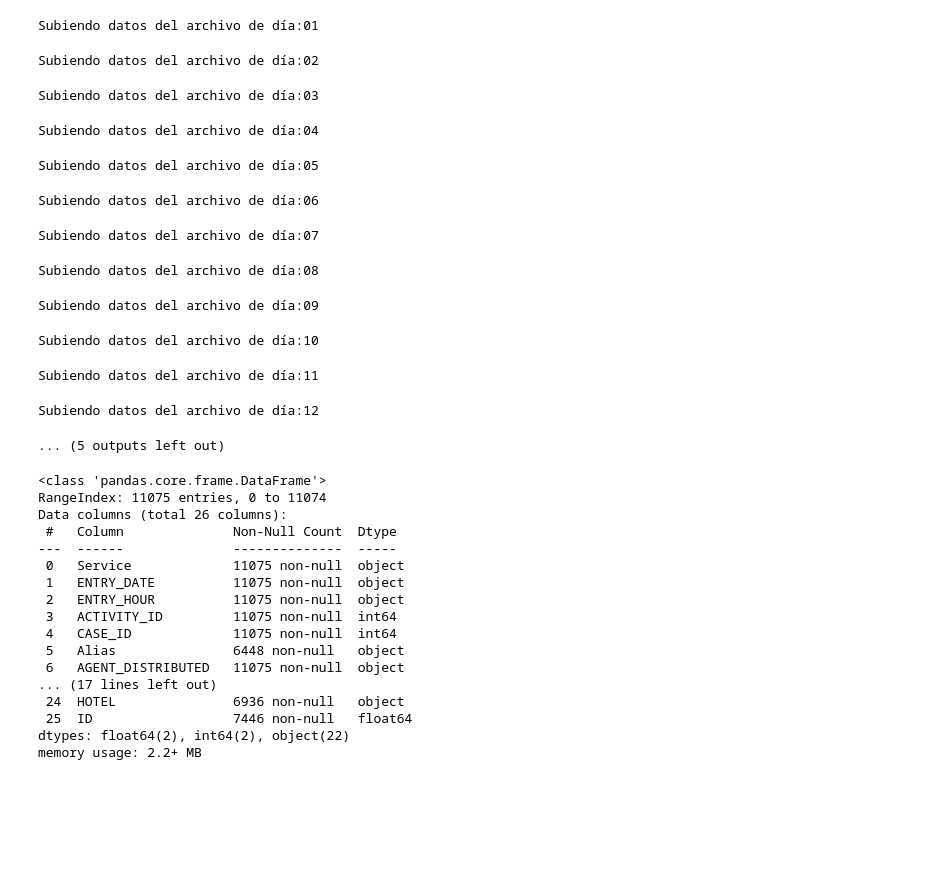
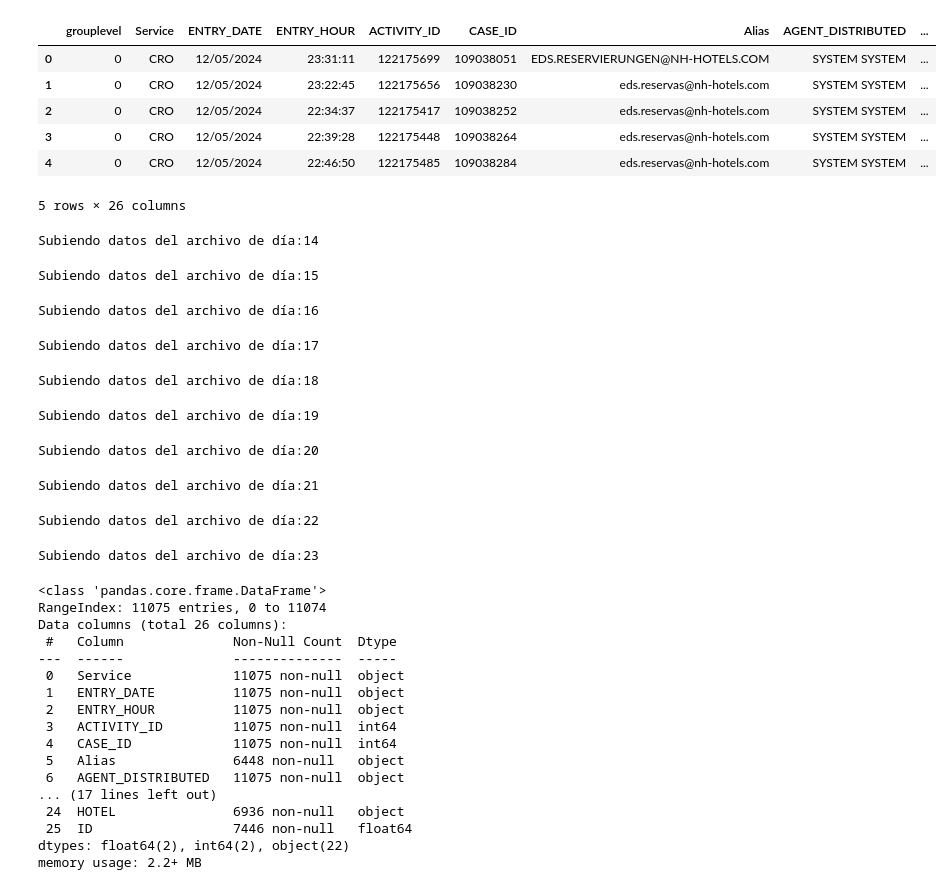
Before and after one commit to ejgarciaminor/Useful_Scripts, a Jupyter notebook: CRO Scripts/Bucle_upload_TrueIt_Data.ipynb, the cells around one changed output. Cells and saved outputs as stored; diff of their text form; code cells hidden in the pictures; blank space fills up the shorter version.

```diff
--- a/CRO Scripts/Bucle_upload_TrueIt_Data.ipynb
+++ b/CRO Scripts/Bucle_upload_TrueIt_Data.ipynb
@@ -54,3 +3071,13 @@ doc.head()
+# %%
+doc.head()
+# %% [output]
+|  | grouplevel | Service | ENTRY_DATE | ENTRY_HOUR | ACTIVITY_ID | CASE_ID | Alias | AGENT_DISTRIBUTED | ... |
+| 0 | 0 | CRO | 12/05/2024 | 23:31:11 | 122175699 | 109038051 | EDS.RESERVIERUNGEN@NH-HOTELS.COM | SYSTEM SYSTEM | ... |
+| 1 | 0 | CRO | 12/05/2024 | 23:22:45 | 122175656 | 109038230 | eds.reservas@nh-hotels.com | SYSTEM SYSTEM | ... |
+| 2 | 0 | CRO | 12/05/2024 | 22:34:37 | 122175417 | 109038252 | eds.reservas@nh-hotels.com | SYSTEM SYSTEM | ... |
+| 3 | 0 | CRO | 12/05/2024 | 22:39:28 | 122175448 | 109038264 | eds.reservas@nh-hotels.com | SYSTEM SYSTEM | ... |
+| 4 | 0 | CRO | 12/05/2024 | 22:46:50 | 122175485 | 109038284 | eds.reservas@nh-hotels.com | SYSTEM SYSTEM | ... |
+5 rows × 26 columns
 # %%
 for i in range(int(inicio_dia),int(fin_dia)+1):
     if i <10:
@@ -81,13 +3108,13 @@ for i in range(int(inicio_dia),int(fin_dia)+1):
                     'Total_time',
                     'Match',
                     'Match_level',
-                    'Hotel',
                     'Country',
                     'City',
-                    'Hotel_Id'
+                    'Hotel'
+                    # 'Hotel_Id'
                     ]
         # doc.insert(20,'Match','KKKKK')
-        # doc.insert(25,'Hotel_ID','')
+        doc.insert(25,'Hotel_Id','')
         raw = doc.astype(str)
         raw = raw.loc[:,['Service',
                 'Entry_date',
@@ -114,7 +3141,8 @@ for i in range(int(inicio_dia),int(fin_dia)+1):
                 'Country',
                 'City',
                 'Hotel',
-                'Hotel_Id']]
+                'Hotel_Id'
+                ]]
         raw.replace(['NaN','None','NaT',' ','nan'],[None,None,None,None,None],inplace=True)
         raw["Entry_date"] = pd.to_datetime(raw["Entry_date"], format = '%d/%m/%Y').dt.strftime('%Y-%m-%d')
         raw["Completed_date"] = pd.to_datetime(raw["Completed_date"], format = '%d/%m/%Y').dt.strftime('%Y-%m-%d')
@@ -150,13 +3178,13 @@ for i in range(int(inicio_dia),int(fin_dia)+1):
                     'Total_time',
                     'Match',
                     'Match_level',
-                    'Hotel',
                     'Country',
                     'City',
-                    'Hotel_Id'
+                    'Hotel'
+                    # 'Hotel_Id'
                     ]
-        # doc.insert(20,'Match','')
-        # doc.insert(25,'Hotel_ID','')
+        # doc.insert(20,'Match','KKKKK')
+        doc.insert(25,'Hotel_Id','')
         raw = doc.astype(str)
         raw = raw.loc[:,['Service',
                 'Entry_date',
@@ -183,8 +3211,8 @@ for i in range(int(inicio_dia),int(fin_dia)+1):
                 'Country',
                 'City',
                 'Hotel',
-                'Hotel_Id']]
-        raw = doc.astype(str)
+                'Hotel_Id'
+                ]]
         raw.replace(['NaN','None','NaT',' ','nan'],[None,None,None,None,None],inplace=True)
         raw["Entry_date"] = pd.to_datetime(raw["Entry_date"], format = '%d/%m/%Y').dt.strftime('%Y-%m-%d')
         raw["Completed_date"] = pd.to_datetime(raw["Completed_date"], format = '%d/%m/%Y').dt.strftime('%Y-%m-%d')
@@ -192,19 +3220,16 @@ for i in range(int(inicio_dia),int(fin_dia)+1):
         raw.to_gbq(destination_table='Evolution.SLA_completed_Hotel_pdf',project_id='nh-cro-forecast', if_exists='append')
         time.sleep(0.5)
 # %% [output]
-Subiendo datos del archivo de día:01
+Subiendo datos del archivo de día:14
-Subiendo datos del archivo de día:02
+Subiendo datos del archivo de día:15
-Subiendo datos del archivo de día:03
+Subiendo datos del archivo de día:16
-Subiendo datos del archivo de día:04
+Subiendo datos del archivo de día:17
-Subiendo datos del archivo de día:05
+Subiendo datos del archivo de día:18
-Subiendo datos del archivo de día:06
+Subiendo datos del archivo de día:19
-Subiendo datos del archivo de día:07
+Subiendo datos del archivo de día:20
-Subiendo datos del archivo de día:08
+Subiendo datos del archivo de día:21
-Subiendo datos del archivo de día:09
+Subiendo datos del archivo de día:22
-Subiendo datos del archivo de día:10
+Subiendo datos del archivo de día:23
-Subiendo datos del archivo de día:11
-Subiendo datos del archivo de día:12
-... (5 outputs left out)
 # %%
 with fs.open('trueit_external/SLA_Completed_Hotel/SLA_Completed_Hotel_'+year+mes+Day+'.csv') as f:
     doc = pd.read_csv(f,delimiter = ';', encoding='latin-1')
```
Also changed, not shown: parts of 7 cells of this notebook, 1 other file.
